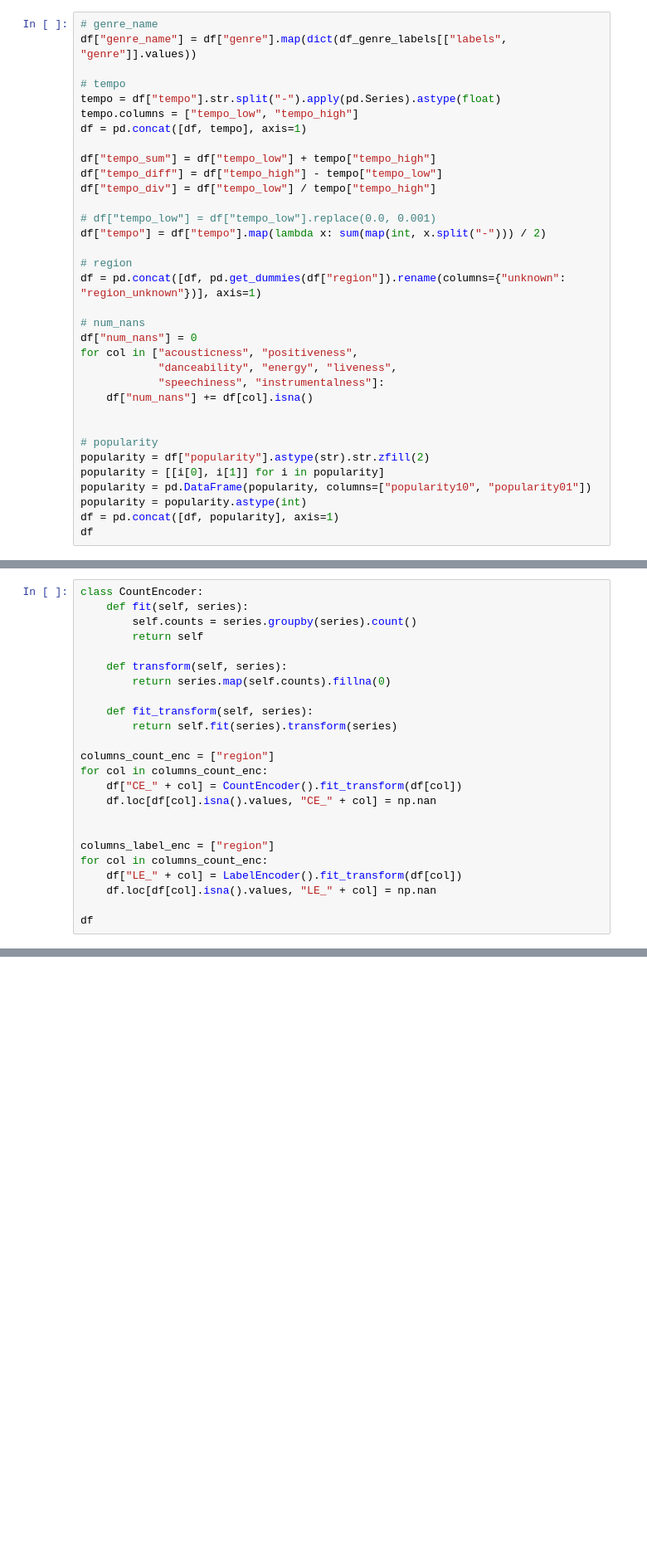
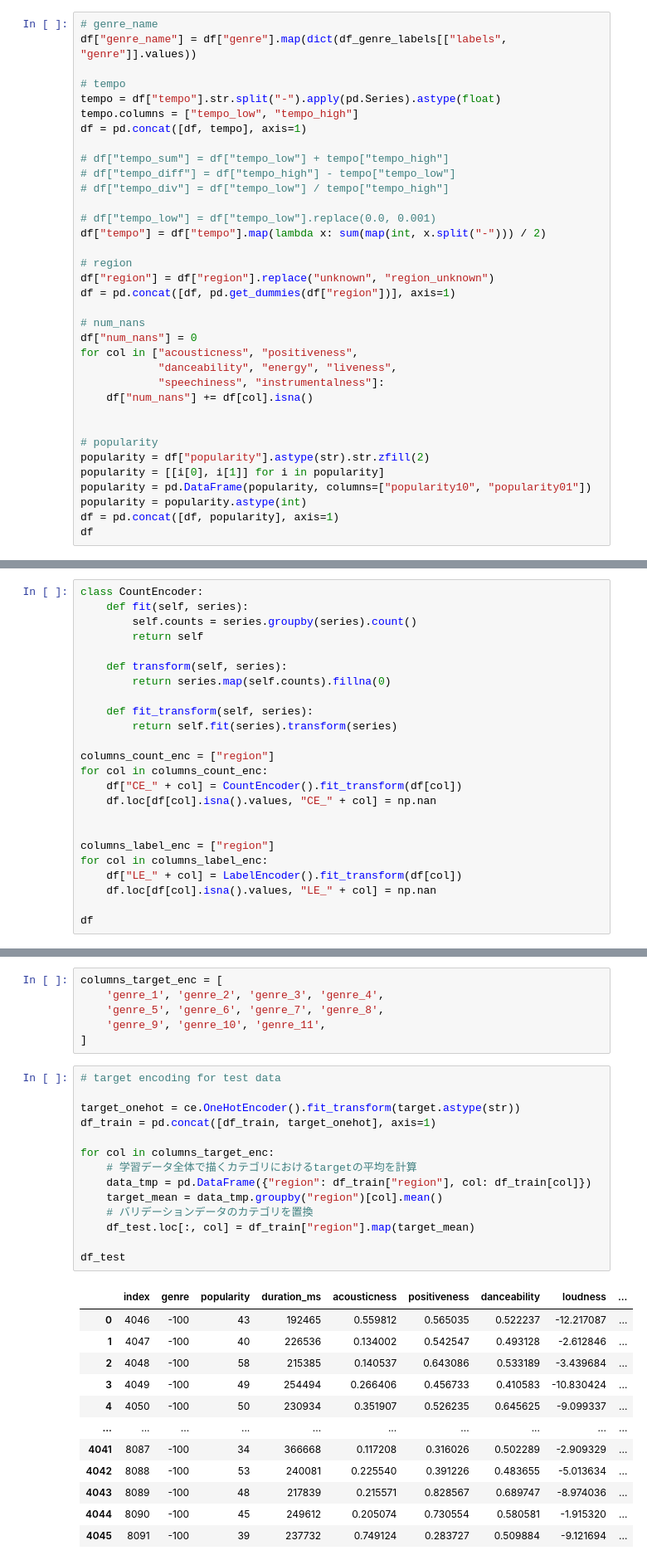
Before and after one commit to pineb1ue/signate-student-cup-2021-spring, a Jupyter notebook: notebooks/lgbm_knn.ipynb, the cells around one changed output, grey strips where cells are left out. Shown: that part at 83% size. Saved outputs shown, nothing was run; the diff lists cells and outputs as text; blank space fills up the shorter version.

```diff
--- a/notebooks/lgbm_knn.ipynb
+++ b/notebooks/lgbm_knn.ipynb
@@ -65,15 +67,16 @@ tempo = df["tempo"].str.split("-").apply(pd.Series).astype(float)
 tempo.columns = ["tempo_low", "tempo_high"]
 df = pd.concat([df, tempo], axis=1)
 
-df["tempo_sum"] = df["tempo_low"] + tempo["tempo_high"]
-df["tempo_diff"] = df["tempo_high"] - tempo["tempo_low"]
-df["tempo_div"] = df["tempo_low"] / tempo["tempo_high"]
+# df["tempo_sum"] = df["tempo_low"] + tempo["tempo_high"]
+# df["tempo_diff"] = df["tempo_high"] - tempo["tempo_low"]
+# df["tempo_div"] = df["tempo_low"] / tempo["tempo_high"]
 
 # df["tempo_low"] = df["tempo_low"].replace(0.0, 0.001)
 df["tempo"] = df["tempo"].map(lambda x: sum(map(int, x.split("-"))) / 2)
 
 # region
-df = pd.concat([df, pd.get_dummies(df["region"]).rename(columns={"unknown": "region_unknown"})], axis=1)
+df["region"] = df["region"].replace("unknown", "region_unknown")
+df = pd.concat([df, pd.get_dummies(df["region"])], axis=1)
 
 # num_nans
 df["num_nans"] = 0
@@ -127,7 +130,7 @@ for col in columns_count_enc:
 
 
 columns_label_enc = ["region"]
-for col in columns_count_enc:
+for col in columns_label_enc:
     df["LE_" + col] = LabelEncoder().fit_transform(df[col])
     df.loc[df[col].isna().values, "LE_" + col] = np.nan
 
@@ -306,0 +315,33 @@ knn_feature_weights = np.array([dict_feature_weights[col] for col in knn_feature
+# %%
+columns_target_enc = [
+    'genre_1', 'genre_2', 'genre_3', 'genre_4',
+    'genre_5', 'genre_6', 'genre_7', 'genre_8',
+    'genre_9', 'genre_10', 'genre_11',
+]
+# %%
+# target encoding for test data
+
+target_onehot = ce.OneHotEncoder().fit_transform(target.astype(str))
+df_train = pd.concat([df_train, target_onehot], axis=1)
+
+for col in columns_target_enc:
+    # 学習データ全体で描くカテゴリにおけるtargetの平均を計算
+    data_tmp = pd.DataFrame({"region": df_train["region"], col: df_train[col]})
+    target_mean = data_tmp.groupby("region")[col].mean()
+    # バリデーションデータのカテゴリを置換
+    df_test.loc[:, col] = df_train["region"].map(target_mean)
+
+df_test
+# %% [output]
+|  | index | genre | popularity | duration_ms | acousticness | positiveness | danceability | loudness | ... |
+| 0 | 4046 | -100 | 43 | 192465 | 0.559812 | 0.565035 | 0.522237 | -12.217087 | ... |
+| 1 | 4047 | -100 | 40 | 226536 | 0.134002 | 0.542547 | 0.493128 | -2.612846 | ... |
+| 2 | 4048 | -100 | 58 | 215385 | 0.140537 | 0.643086 | 0.533189 | -3.439684 | ... |
+| 3 | 4049 | -100 | 49 | 254494 | 0.266406 | 0.456733 | 0.410583 | -10.830424 | ... |
+| 4 | 4050 | -100 | 50 | 230934 | 0.351907 | 0.526235 | 0.645625 | -9.099337 | ... |
+| ... | ... | ... | ... | ... | ... | ... | ... | ... | ... |
+| 4041 | 8087 | -100 | 34 | 366668 | 0.117208 | 0.316026 | 0.502289 | -2.909329 | ... |
+| 4042 | 8088 | -100 | 53 | 240081 | 0.225540 | 0.391226 | 0.483655 | -5.013634 | ... |
+| 4043 | 8089 | -100 | 48 | 217839 | 0.215571 | 0.828567 | 0.689747 | -8.974036 | ... |
+| 4044 | 8090 | -100 | 45 | 249612 | 0.205074 | 0.730554 | 0.580581 | -1.915320 | ... |
+| 4045 | 8091 | -100 | 39 | 237732 | 0.749124 | 0.283727 | 0.509884 | -9.121694 | ... |
```
Also changed, not shown: parts of 17 cells of this notebook, 1 other file.
